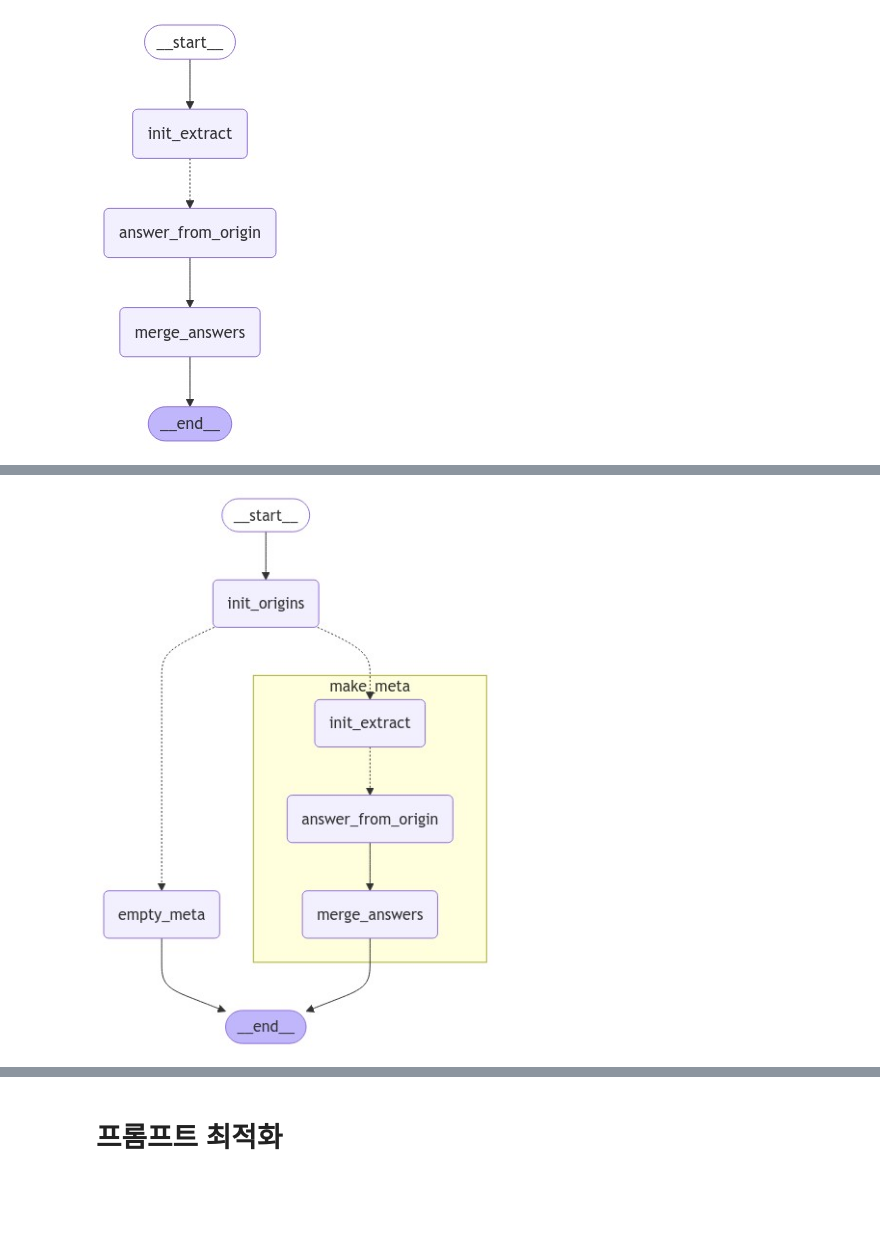
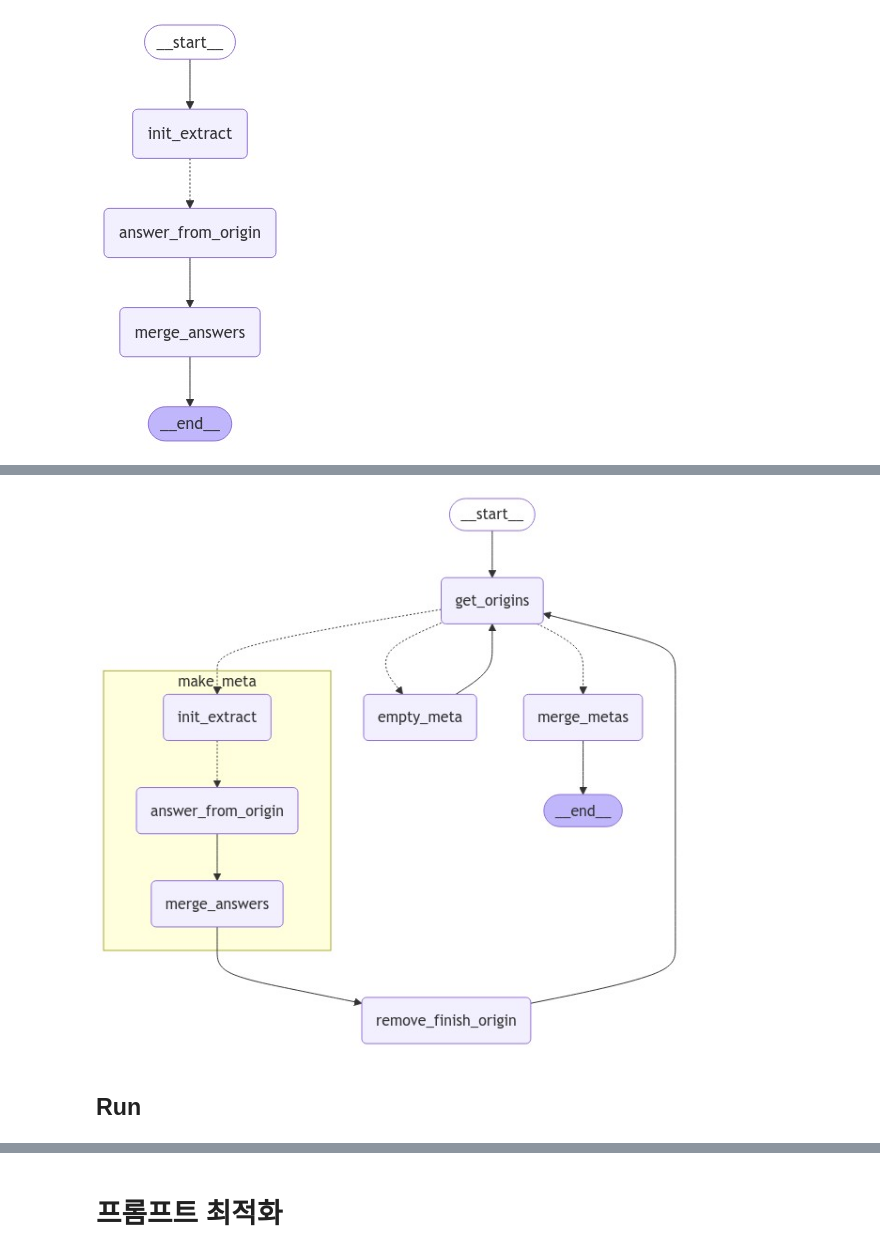
Before and after one commit to sanghyuck-yoon/idol_info_finder, a Jupyter notebook: art_meta_parse_agent.ipynb, the cells around one changed output, grey strips where cells are left out. Saved outputs shown, nothing was run; the diff lists cells and outputs as text; code cells hidden in the pictures; blank space fills up the shorter version.

```diff
--- a/art_meta_parse_agent.ipynb
+++ b/art_meta_parse_agent.ipynb
@@ -244,7 +247,7 @@ class Ctry(BaseModel):
     ctry: list = Field(description="ISO 3166-1 alpha-2 형식, 최소 1개 이상")
 
 class Gender(BaseModel):
-    gender: str = Field(description="남성과 관련된 단어가 나오면 '남성'으로, 여성과 관련된 단어가 나오면 '여성'으로 출력")
+    gender: str = Field(description="남성과 관련된 이름이나 단어가 나오면 '남성'으로, 여성과 관련된 이름이나 단어가 나오면 '여성'으로 출력")
 
 class Genre(BaseModel):
     genre: list = Field(description="문서 내 순서를 따르고, 모든 장르를 출력")
@@ -262,7 +265,7 @@ class MemberNumber(BaseModel):
     member_cnt: int = Field(description="숫자로만 출력하세요.")
 
 class Fandom(BaseModel):
-    fandom_name: str = Field(description="고유명사만 출력하고, 반복되는 문자열은 하나로 합쳐주세요.")
+    fandom_name: str = Field(description="고유명사만 출력하고, 반복 문자열은 중복을 제거하고 출력합니다.")
 
 
 # 컬럼명 & 컬럼용 질문 Dict 생성
@@ -288,11 +291,11 @@ singer_queries = {
                    "format":JsonOutputParser(pydantic_object=Debut),
                    "loc":"PROFILE" #PROFILE > 데뷔일
     },
-    "member_list": {"question":"문서에서 사람 이름을 모두 나열해주세요",
+    "member_list": {"question":"주어진 문서에서 등장하는 사람의 이름을 모두 나열하세요",
                     "format":JsonOutputParser(pydantic_object=MemberInfo),
                     "loc":"멤버" #멤버
     },
-    "member_num": {"question":"문서에서 사람은 총 몇 명인가요?",
+    "member_num": {"question":"주어진 문서에서 등장하는 사람의 이름을 카운트하세요",
                    "format":JsonOutputParser(pydantic_object=MemberNumber),
                    "loc":"멤버" #멤버
     },
@@ -558,8 +561,9 @@ class ArtistMeta(TypedDict):
 class OneMetaState(TypedDict):
     questions: dict #= Field(description="아티스트에 대한 특정 질문")
     doc: str #= Field(description="아티스트 데이터를 찾아볼 문서")
+    page: str
     answers: Annotated[List[dict], operator.add]
-    meta: Annotated[List[dict], operator.add]
+    metadatas: Annotated[List[dict], operator.add]
 # %%
 from langchain_core.messages import AIMessage, HumanMessage, SystemMessage
 
@@ -636,8 +640,9 @@ def merge_answers(state:OneMetaState):
   meta = {}
   for answer in answers:
     meta.update(answer)
-  answers = []
-  return {"meta":[meta]}
+  meta.update({"page":state['page']})
+  # print('meta:', meta)
+  return {"metadatas":[meta]}
 # %%
 #질문Set과 특정 페이지 원문이 input
 #원문에 대해 질문Set의 각각을 별도로 질문
@@ -737,25 +756,31 @@ def empty_meta(state:OverallGraphState):
 # %%
 from IPython.display import Image, display
 from langgraph.graph import START, END, StateGraph
 from langgraph.checkpoint.memory import MemorySaver
 
 # Add nodes and edges
 builder = StateGraph(OverallGraphState)
-builder.add_node("init_origins", init_origins)
+builder.add_node("get_origins", get_origins)
 builder.add_node("make_meta", onemeta_builder.compile())
 builder.add_node("empty_meta", empty_meta)
-builder.add_edge(START, "init_origins")
-builder.add_conditional_edges("init_origins", check_origin, ["make_meta","empty_meta"])
-builder.add_edge("make_meta", END)
-builder.add_edge("empty_meta", END)
+builder.add_node("merge_metas", merge_metas)
+builder.add_node("remove_finish_origin", remove_finish_origin)
+builder.add_edge(START, "get_origins")
+builder.add_conditional_edges("get_origins", check_empty_origins, ["merge_metas","empty_meta","make_meta"])
+builder.add_edge("make_meta", "remove_finish_origin")
+builder.add_edge("remove_finish_origin", "get_origins")
+builder.add_edge("empty_meta", "get_origins")
+builder.add_edge("merge_metas", END)
 
 # Compile
 memory = MemorySaver()
 # graph = builder.compile(checkpointer=memory)
 graph = builder.compile()
 
 # View
 display(Image(graph.get_graph(xray=1).draw_mermaid_png()))
 # %% [output]
-[figure, old version]
+[figure, new version]
+# %% [markdown]
+## Run
 # %%
```
Also changed, not shown: parts of 11 cells of this notebook.
